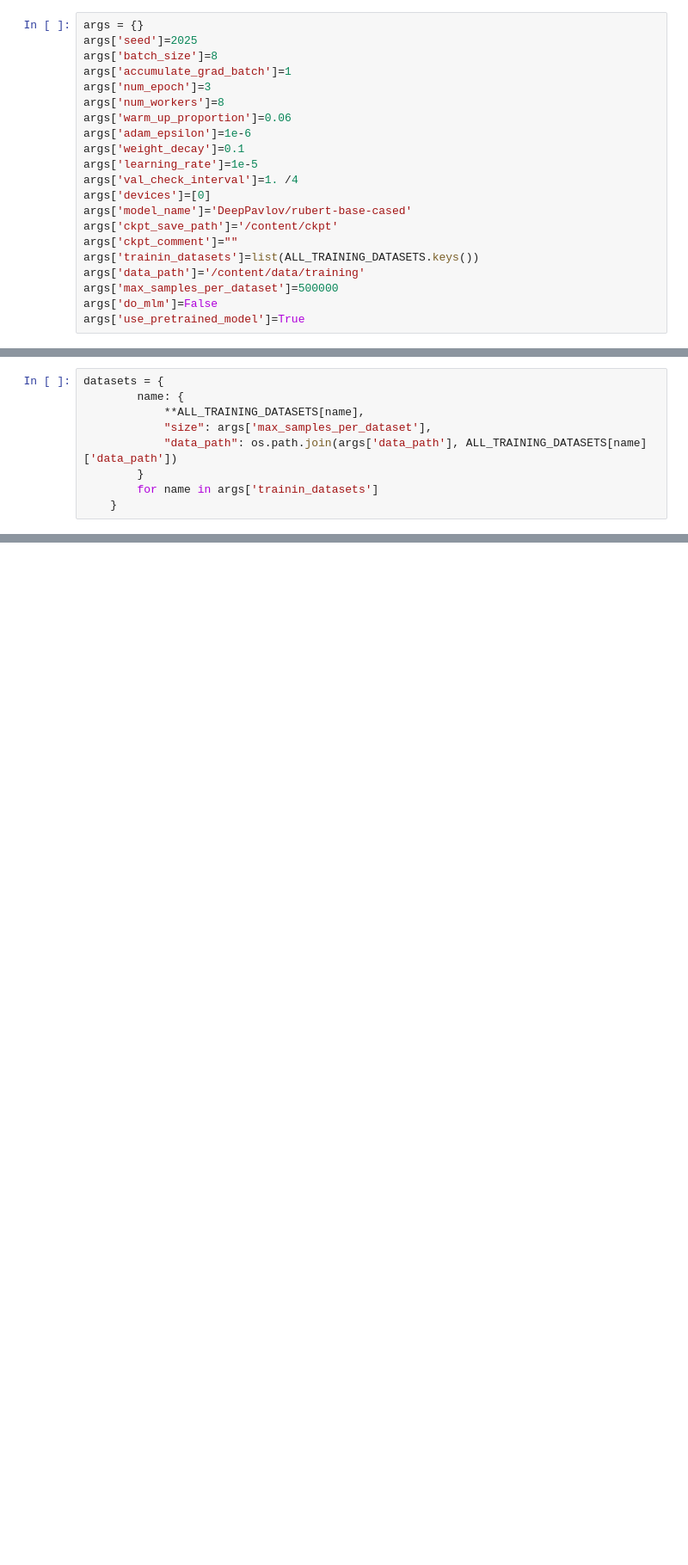
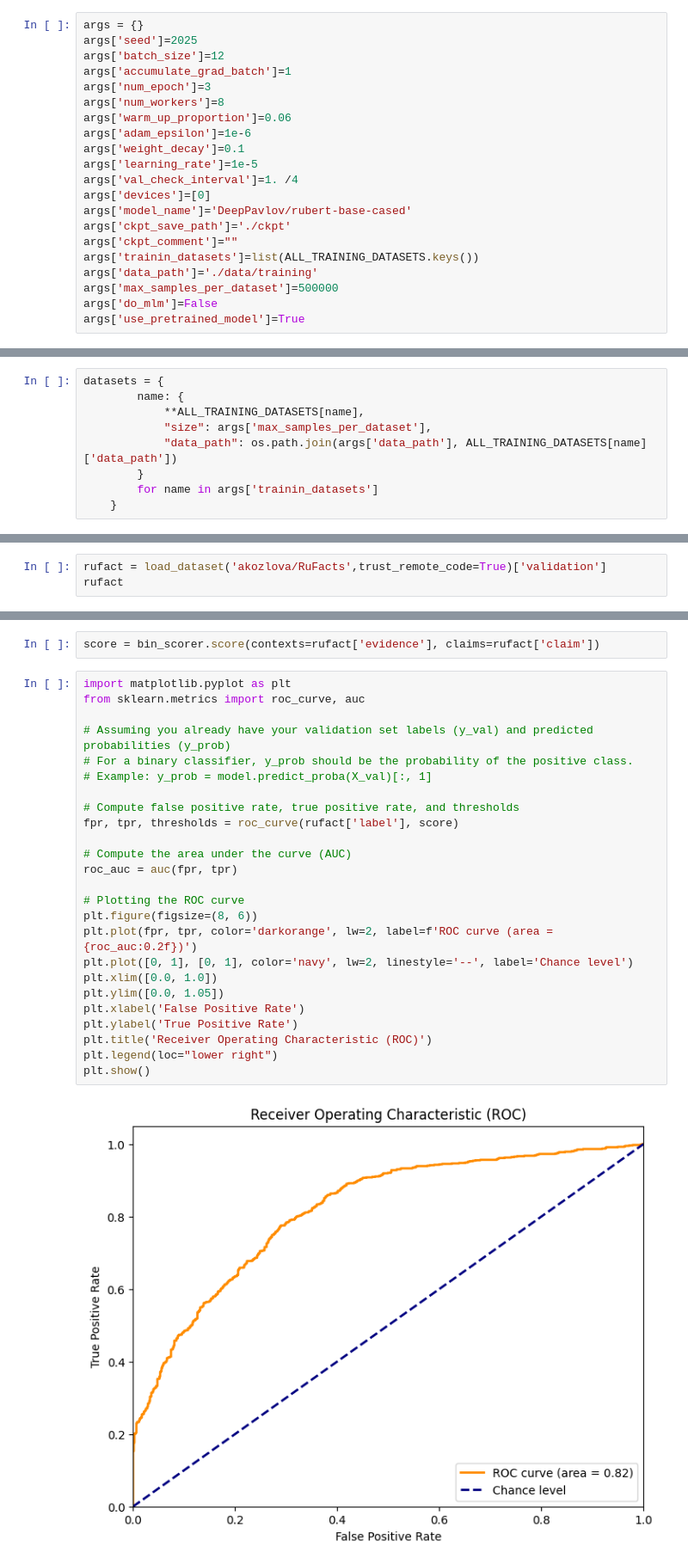
Before and after one commit to MilyaushaShamsutdinova/AlignRuScore, a Jupyter notebook: train.ipynb, the cells around one changed output, grey strips where cells are left out. Shown at 86% size. Drawn from its saved outputs; the diff is of its cells as text; blank space fills up the shorter version.

Commit message:
added validation to train

```diff
--- a/train.ipynb
+++ b/train.ipynb
@@ -741,7 +739,7 @@ if not os.path.exists('ckpt'):
 # %%
 args = {}
 args['seed']=2025
-args['batch_size']=8
+args['batch_size']=12
 args['accumulate_grad_batch']=1
 args['num_epoch']=3
 args['num_workers']=8
@@ -752,10 +750,10 @@ args['learning_rate']=1e-5
 args['val_check_interval']=1. /4
 args['devices']=[0]
 args['model_name']='DeepPavlov/rubert-base-cased'
-args['ckpt_save_path']='/content/ckpt'
+args['ckpt_save_path']='./ckpt'
 args['ckpt_comment']=""
 args['trainin_datasets']=list(ALL_TRAINING_DATASETS.keys())
-args['data_path']='/content/data/training'
+args['data_path']='./data/training'
 args['max_samples_per_dataset']=500000
 args['do_mlm']=False
 args['use_pretrained_model']=True
@@ -908,0 +1209,3 @@ score
+# %%
+rufact = load_dataset('akozlova/RuFacts',trust_remote_code=True)['validation']
+rufact
@@ -908,0 +1217,29 @@ score
+# %%
+score = bin_scorer.score(contexts=rufact['evidence'], claims=rufact['claim'])
+# %%
+import matplotlib.pyplot as plt
+from sklearn.metrics import roc_curve, auc
+
+# Assuming you already have your validation set labels (y_val) and predicted probabilities (y_prob)
+# For a binary classifier, y_prob should be the probability of the positive class.
+# Example: y_prob = model.predict_proba(X_val)[:, 1]
+
+# Compute false positive rate, true positive rate, and thresholds
+fpr, tpr, thresholds = roc_curve(rufact['label'], score)
+
+# Compute the area under the curve (AUC)
+roc_auc = auc(fpr, tpr)
+
+# Plotting the ROC curve
+plt.figure(figsize=(8, 6))
+plt.plot(fpr, tpr, color='darkorange', lw=2, label=f'ROC curve (area = {roc_auc:0.2f})')
+plt.plot([0, 1], [0, 1], color='navy', lw=2, linestyle='--', label='Chance level')
+plt.xlim([0.0, 1.0])
+plt.ylim([0.0, 1.05])
+plt.xlabel('False Positive Rate')
+plt.ylabel('True Positive Rate')
+plt.title('Receiver Operating Characteristic (ROC)')
+plt.legend(loc="lower right")
+plt.show()
+# %% [output]
+[figure, added]
```
Also changed, not shown: parts of 26 cells of this notebook.
